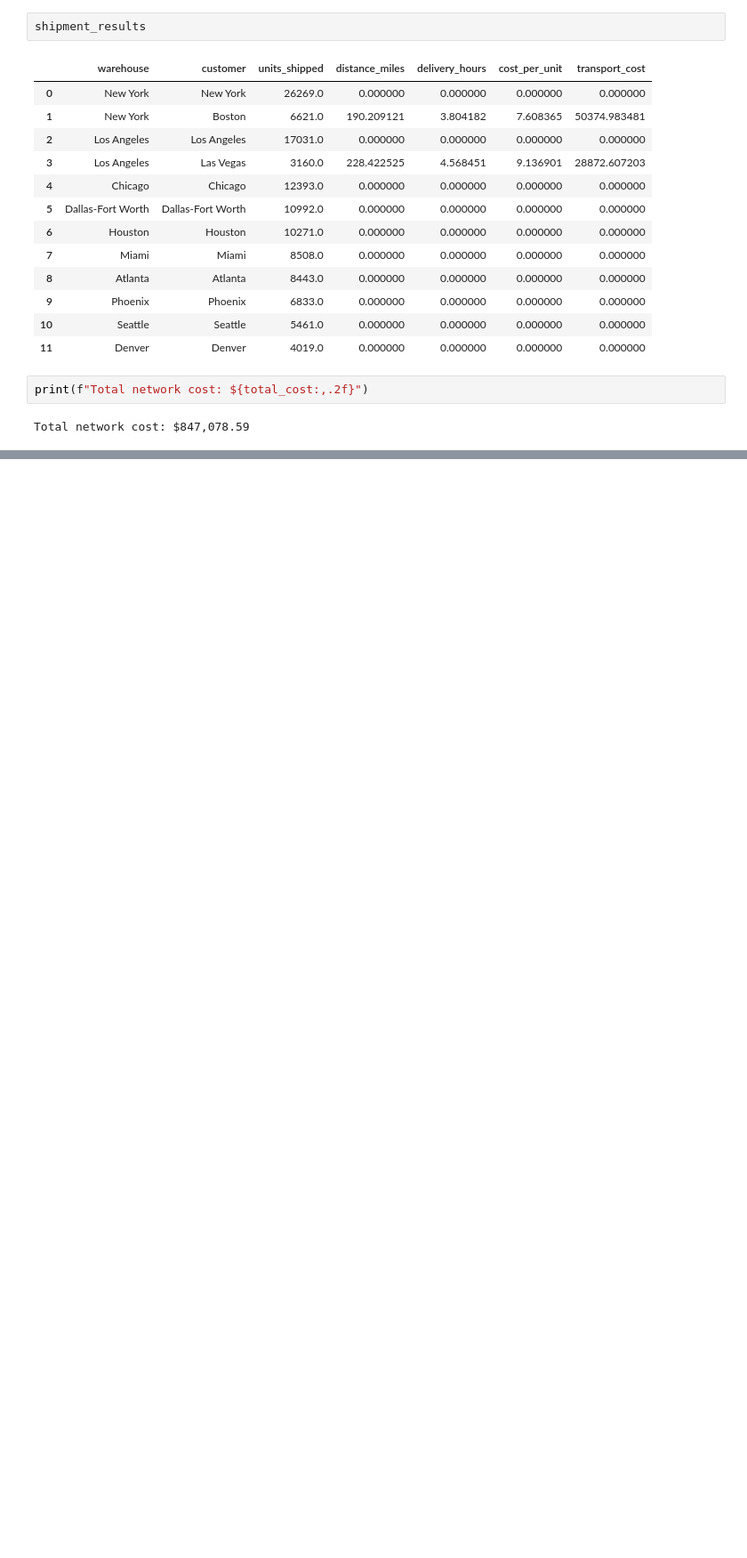
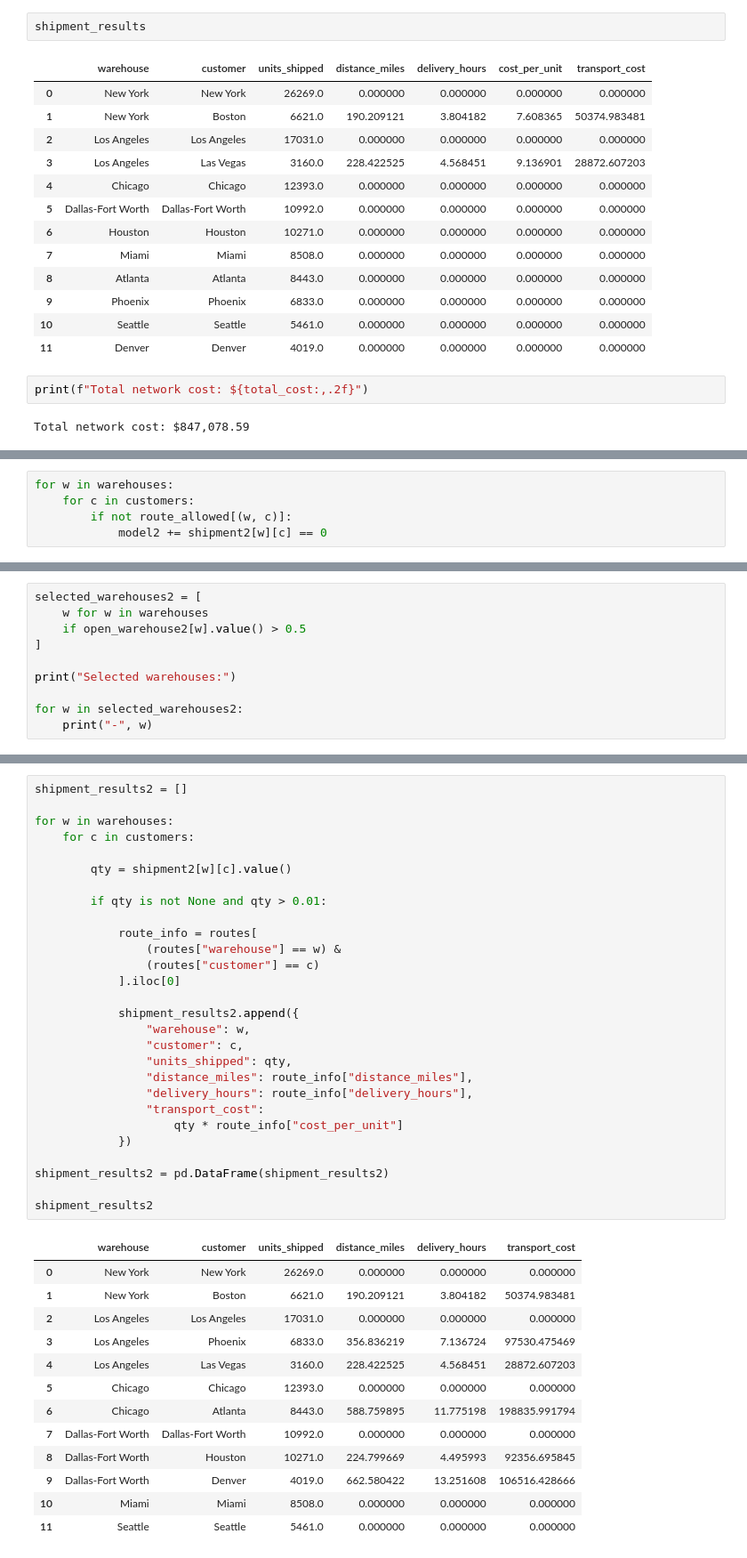
Before and after one commit to Ansarss/Ai_learning_experiments, a Jupyter notebook: Optimization_Techniques_Exercise_.ipynb, the cells around one changed output, grey strips where cells are left out. Shown at 89% size. Saved outputs shown, nothing was run; the diff lists cells and outputs as text; blank space fills up the shorter version.

```diff
--- a/Optimization_Techniques_Exercise_.ipynb
+++ b/Optimization_Techniques_Exercise_.ipynb
@@ -1427,0 +1481,5 @@ Total network cost: $847,078.59
+# %%
+for w in warehouses:
+    for c in customers:
+        if not route_allowed[(w, c)]:
+            model2 += shipment2[w][c] == 0
@@ -1427,0 +1507,10 @@ Total network cost: $847,078.59
+# %%
+selected_warehouses2 = [
+    w for w in warehouses
+    if open_warehouse2[w].value() > 0.5
+]
+
+print("Selected warehouses:")
+
+for w in selected_warehouses2:
+    print("-", w)
@@ -1427,0 +1525,42 @@ Total network cost: $847,078.59
+# %%
+shipment_results2 = []
+
+for w in warehouses:
+    for c in customers:
+
+        qty = shipment2[w][c].value()
+
+        if qty is not None and qty > 0.01:
+
+            route_info = routes[
+                (routes["warehouse"] == w) &
+                (routes["customer"] == c)
+            ].iloc[0]
+
+            shipment_results2.append({
+                "warehouse": w,
+                "customer": c,
+                "units_shipped": qty,
+                "distance_miles": route_info["distance_miles"],
+                "delivery_hours": route_info["delivery_hours"],
+                "transport_cost":
+                    qty * route_info["cost_per_unit"]
+            })
+
+shipment_results2 = pd.DataFrame(shipment_results2)
+
+shipment_results2
+# %% [output]
+|  | warehouse | customer | units_shipped | distance_miles | delivery_hours | transport_cost |
+| 0 | New York | New York | 26269.0 | 0.000000 | 0.000000 | 0.000000 |
+| 1 | New York | Boston | 6621.0 | 190.209121 | 3.804182 | 50374.983481 |
+| 2 | Los Angeles | Los Angeles | 17031.0 | 0.000000 | 0.000000 | 0.000000 |
+| 3 | Los Angeles | Phoenix | 6833.0 | 356.836219 | 7.136724 | 97530.475469 |
+| 4 | Los Angeles | Las Vegas | 3160.0 | 228.422525 | 4.568451 | 28872.607203 |
+| 5 | Chicago | Chicago | 12393.0 | 0.000000 | 0.000000 | 0.000000 |
+| 6 | Chicago | Atlanta | 8443.0 | 588.759895 | 11.775198 | 198835.991794 |
+| 7 | Dallas-Fort Worth | Dallas-Fort Worth | 10992.0 | 0.000000 | 0.000000 | 0.000000 |
+| 8 | Dallas-Fort Worth | Houston | 10271.0 | 224.799669 | 4.495993 | 92356.695845 |
+| 9 | Dallas-Fort Worth | Denver | 4019.0 | 662.580422 | 13.251608 | 106516.428666 |
+| 10 | Miami | Miami | 8508.0 | 0.000000 | 0.000000 | 0.000000 |
+| 11 | Seattle | Seattle | 5461.0 | 0.000000 | 0.000000 | 0.000000 |
```
Also changed, not shown: parts of 26 cells of this notebook.
